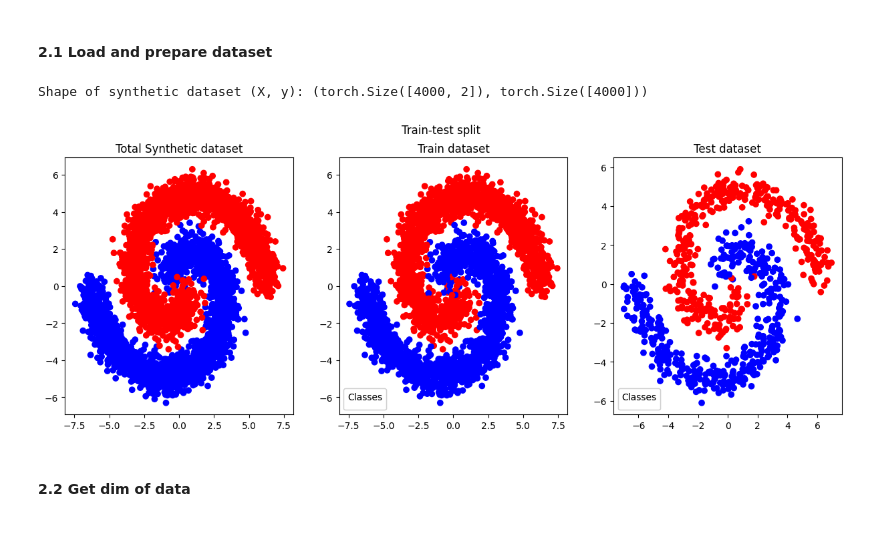
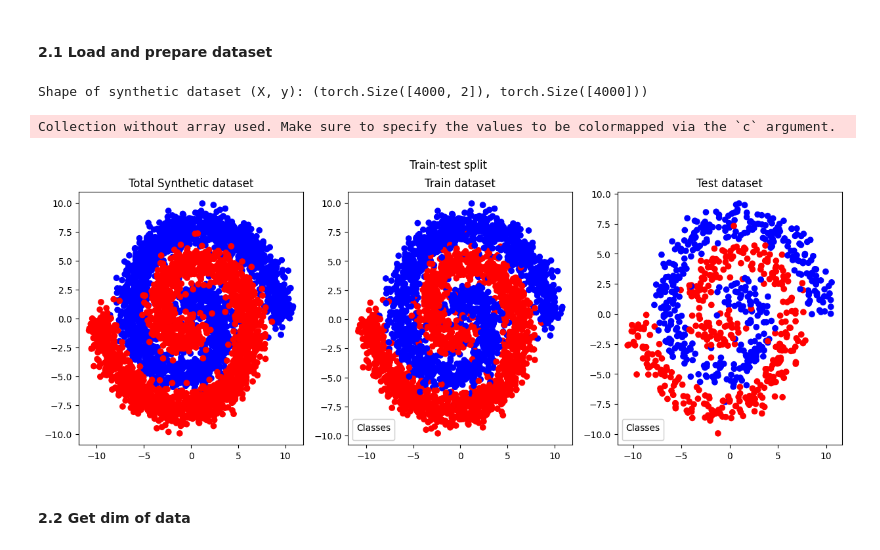
Before and after one commit to martinedyring/MA8404, a Jupyter notebook: ODESolver (project)/neural_ode.ipynb, the cells around one changed output. Drawn from its saved outputs; the diff is of its cells as text; code cells hidden in the pictures.

Commit message:
* added parameters for models to investigate * moved all parameters to params.py

```diff
--- a/ODESolver (project)/neural_ode.ipynb
+++ b/ODESolver (project)/neural_ode.ipynb
@@ -58,38 +75,41 @@ dataset_type = ["spiral", "cirle"][0]  # Choose between "spiral" and "circle"
 ### 2. Data Preparation
 # %% [markdown]
 #### 2.1 Load and prepare dataset
+# %%
+dataset_type = params.dataset_types[0]
 # %%
 # Load dataset (X, y)
 if dataset_type == "spiral":
     # Sprial data
-    X, y = utilities.generate_spiral_data(n_points, noise=0.5, degree=360)
+    X, y = utilities.generate_spiral_data(params.n_points, noise=0.8, degree=540)
 
 elif dataset_type == "circle":
     # Circle data
-    X, y = utilities.generate_circle_data(n_points, noise=0.05)
+    X, y = utilities.generate_circle_data(params.n_points, noise=0.1, factor=0.8)
 
 else:
     raise ValueError(
         f"Dataset type {dataset_type} is not defined. Please try another type!"
     )
 
 # Load to torch tensor
 # Train test split
 (
     train_dataloader,
     test_dataloader,
     train_data,
     test_data,
     X_train,
     y_train,
     X_test,
     y_test,
 ) = utilities.get_dataloader_from_numpy_dataset(
-    X, y, plot_splitting=True, color_label_dict=color_label_dict
+    X, y, plot_splitting=True, color_label_dict=params.color_label_dict
 )
 # %% [output]
 Shape of synthetic dataset (X, y): (torch.Size([4000, 2]), torch.Size([4000]))
+Collection without array used. Make sure to specify the values to be colormapped via the `c` argument.
-[figure, old version]
+[figure, new version]
 # %% [markdown]
 #### 2.2 Get dim of data
 # %%
```
Also changed, not shown: parts of 12 cells of this notebook, 2 other files.
